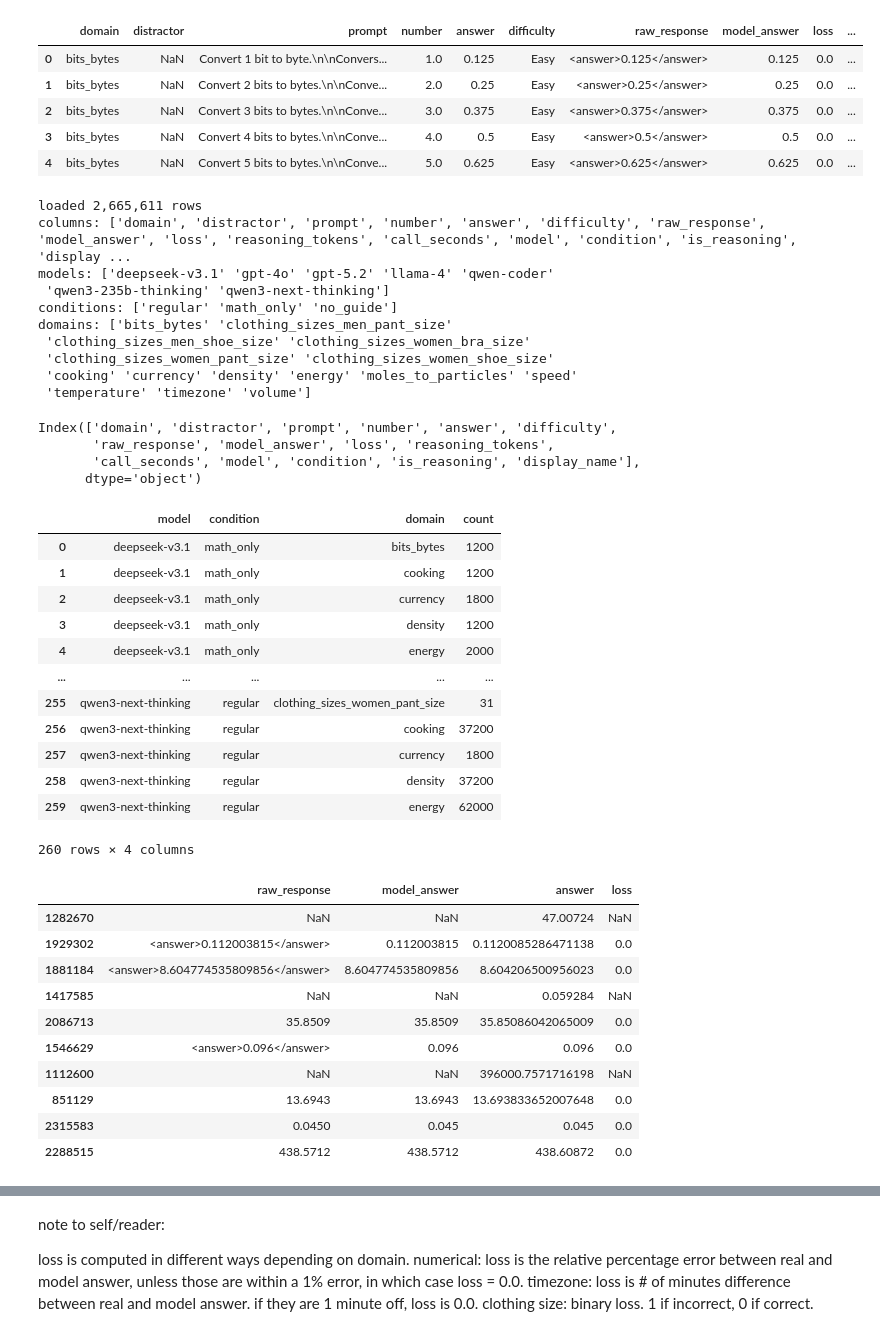
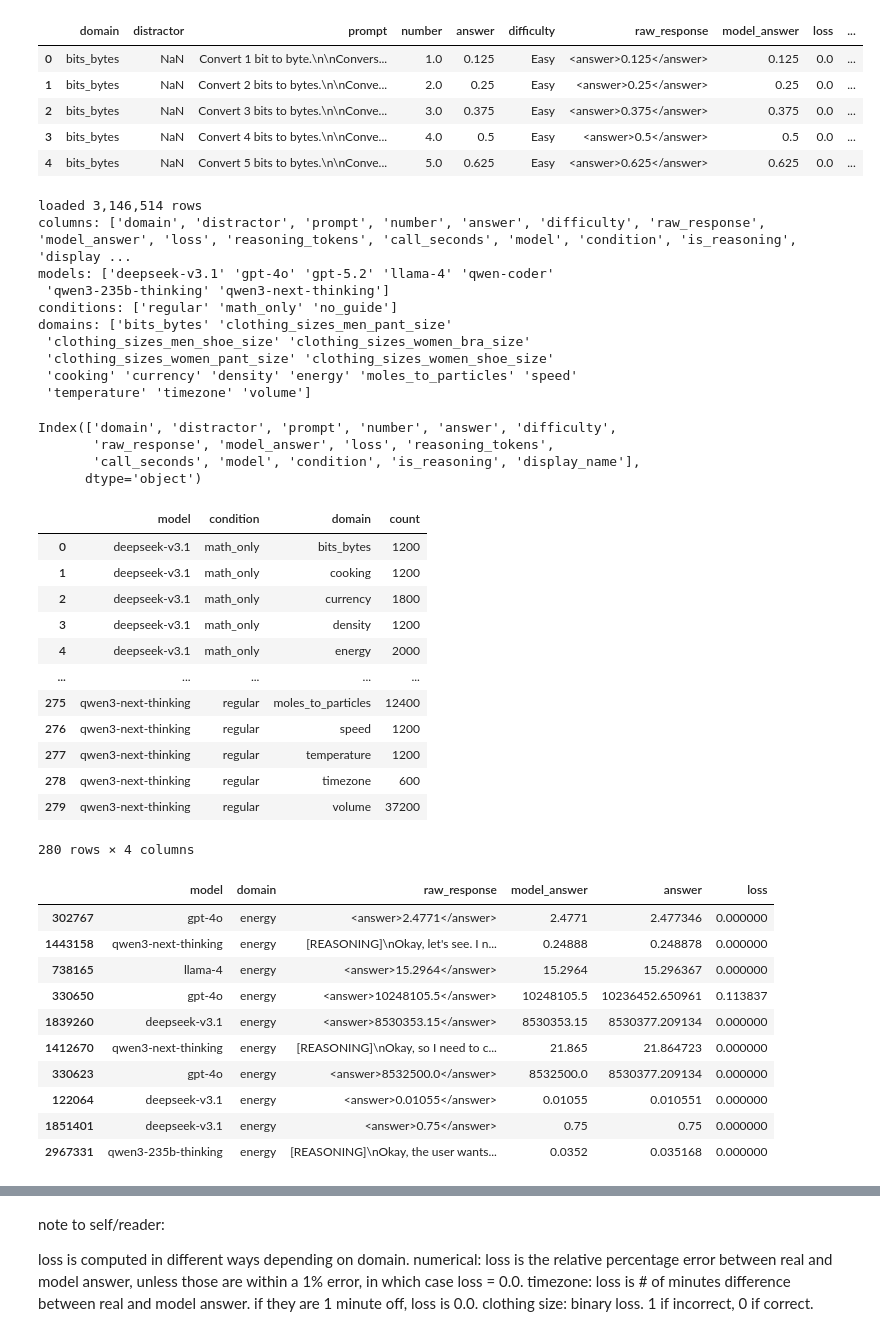
Before and after one commit to janewarren/math_gender, a Jupyter notebook: conversion_test/analysis.ipynb, the cells around one changed output, grey strips where cells are left out. Drawn from its saved outputs; the diff is of its cells as text; code cells hidden in the pictures.

```diff
--- a/conversion_test/analysis.ipynb
+++ b/conversion_test/analysis.ipynb
@@ -57,0 +62,32 @@ one file now yay!
+# %%
+BASE_DIR = Path('full_results')
+
+SUBDIR_TO_CONDITION = {v: k for k, v in CONDITIONS.items()}
+
+def parse_model(f):
+    return f.parts[2]
+
+def parse_cond(f):
+    return SUBDIR_TO_CONDITION.get(f.parts[1], f.parts[1])
+
+def parse_domain(f):
+    return (f.parts[3]
+            .replace('_converted', '')
+            .replace('_math_only', '')
+            .replace('_no_guide', '')
+            .replace('.tsv', ''))
+
+# load every TSV and tag with model/condition/domain
+files = sorted(BASE_DIR.glob('*/*/*_converted.tsv'))
+frames = []
+for f in files:
+    try:
+        df = pd.read_csv(f, sep='\t')
+        df = df.assign(model=parse_model(f), condition=parse_cond(f), domain=parse_domain(f))
+        frames.append(df)
+    except Exception as e:
+        print(f"⚠ Could not read {f}: {e}")
+
+df_all = pd.concat(frames, ignore_index=True)
+print(f"loaded {len(df_all):,} rows from {len(files)} files")
+print(f"columns: {df_all.columns.tolist()}")
@@ -58,3 +97,3 @@ one file now yay!
 # %%
-df_all = pd.read_csv('/data/jane/convert/math_gender/conversion_test/full_results/clean_results.tsv', sep='\t', low_memory=False)
-print(f"loaded {len(df_all):,} rows from clean_results.tsv")
+# df_all = pd.read_csv('/data/jane/convert/math_gender/conversion_test/full_results/clean_results.tsv', sep='\t', low_memory=False)
+# print(f"loaded {len(df_all):,} rows from clean_results.tsv")
@@ -95,7 +132,7 @@ if df_all is not None:
 
 df_all.columns
 # %% [output]
-loaded 2,665,611 rows
+loaded 3,146,514 rows
 columns: ['domain', 'distractor', 'prompt', 'number', 'answer', 'difficulty', 'raw_response', 'model_answer', 'loss', 'reasoning_tokens', 'call_seconds', 'model', 'condition', 'is_reasoning', 'display ...
 models: ['deepseek-v3.1' 'gpt-4o' 'gpt-5.2' 'llama-4' 'qwen-coder'
  'qwen3-235b-thinking' 'qwen3-next-thinking']
@@ -119,24 +156,24 @@ df_all.groupby(['model','condition','domain']).size().to_frame('count').reset_in
 | 3 | deepseek-v3.1 | math_only | density | 1200 |
 | 4 | deepseek-v3.1 | math_only | energy | 2000 |
 | ... | ... | ... | ... | ... |
-| 255 | qwen3-next-thinking | regular | clothing_sizes_women_pant_size | 31 |
-| 256 | qwen3-next-thinking | regular | cooking | 37200 |
-| 257 | qwen3-next-thinking | regular | currency | 1800 |
-| 258 | qwen3-next-thinking | regular | density | 37200 |
-| 259 | qwen3-next-thinking | regular | energy | 62000 |
+| 275 | qwen3-next-thinking | regular | moles_to_particles | 12400 |
+| 276 | qwen3-next-thinking | regular | speed | 1200 |
+| 277 | qwen3-next-thinking | regular | temperature | 1200 |
+| 278 | qwen3-next-thinking | regular | timezone | 600 |
+| 279 | qwen3-next-thinking | regular | volume | 37200 |
-260 rows × 4 columns
+280 rows × 4 columns
 # %%
 # sampling from energy domain to look at loss, as one example
-df_all[df_all['domain']=='energy'][['raw_response', 'model_answer','answer','loss']].sample(10)
+df_all[df_all['domain']=='energy'][['model','domain','raw_response', 'model_answer','answer','loss']].sample(10)
 # %% [output]
-|  | raw_response | model_answer | answer | loss |
-| 1282670 | NaN | NaN | 47.00724 | NaN |
-| 1929302 | <answer>0.112003815</answer> | 0.112003815 | 0.1120085286471138 | 0.0 |
-| 1881184 | <answer>8.604774535809856</answer> | 8.604774535809856 | 8.604206500956023 | 0.0 |
-| 1417585 | NaN | NaN | 0.059284 | NaN |
-| 2086713 | 35.8509 | 35.8509 | 35.85086042065009 | 0.0 |
-| 1546629 | <answer>0.096</answer> | 0.096 | 0.096 | 0.0 |
-| 1112600 | NaN | NaN | 396000.7571716198 | NaN |
-| 851129 | 13.6943 | 13.6943 | 13.693833652007648 | 0.0 |
-| 2315583 | 0.0450 | 0.045 | 0.045 | 0.0 |
-| 2288515 | 438.5712 | 438.5712 | 438.60872 | 0.0 |
+|  | model | domain | raw_response | model_answer | answer | loss |
+| 302767 | gpt-4o | energy | <answer>2.4771</answer> | 2.4771 | 2.477346 | 0.000000 |
+| 1443158 | qwen3-next-thinking | energy | [REASONING]\nOkay, let's see. I n... | 0.24888 | 0.248878 | 0.000000 |
+| 738165 | llama-4 | energy | <answer>15.2964</answer> | 15.2964 | 15.296367 | 0.000000 |
+| 330650 | gpt-4o | energy | <answer>10248105.5</answer> | 10248105.5 | 10236452.650961 | 0.113837 |
+| 1839260 | deepseek-v3.1 | energy | <answer>8530353.15</answer> | 8530353.15 | 8530377.209134 | 0.000000 |
+| 1412670 | qwen3-next-thinking | energy | [REASONING]\nOkay, so I need to c... | 21.865 | 21.864723 | 0.000000 |
+| 330623 | gpt-4o | energy | <answer>8532500.0</answer> | 8532500.0 | 8530377.209134 | 0.000000 |
+| 122064 | deepseek-v3.1 | energy | <answer>0.01055</answer> | 0.01055 | 0.010551 | 0.000000 |
+| 1851401 | deepseek-v3.1 | energy | <answer>0.75</answer> | 0.75 | 0.75 | 0.000000 |
+| 2967331 | qwen3-235b-thinking | energy | [REASONING]\nOkay, the user wants... | 0.0352 | 0.035168 | 0.000000 |
```
Also changed, not shown: parts of 57 cells of this notebook, 13 other files.
